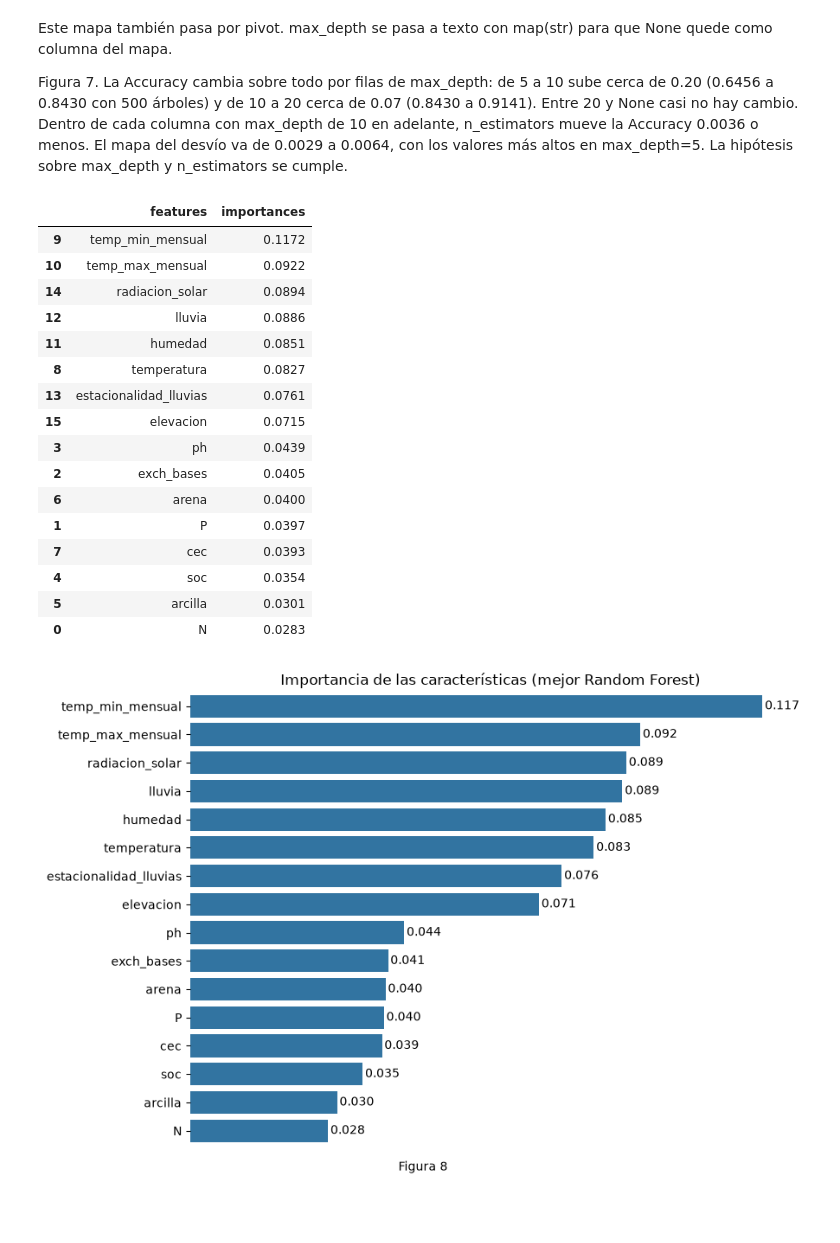
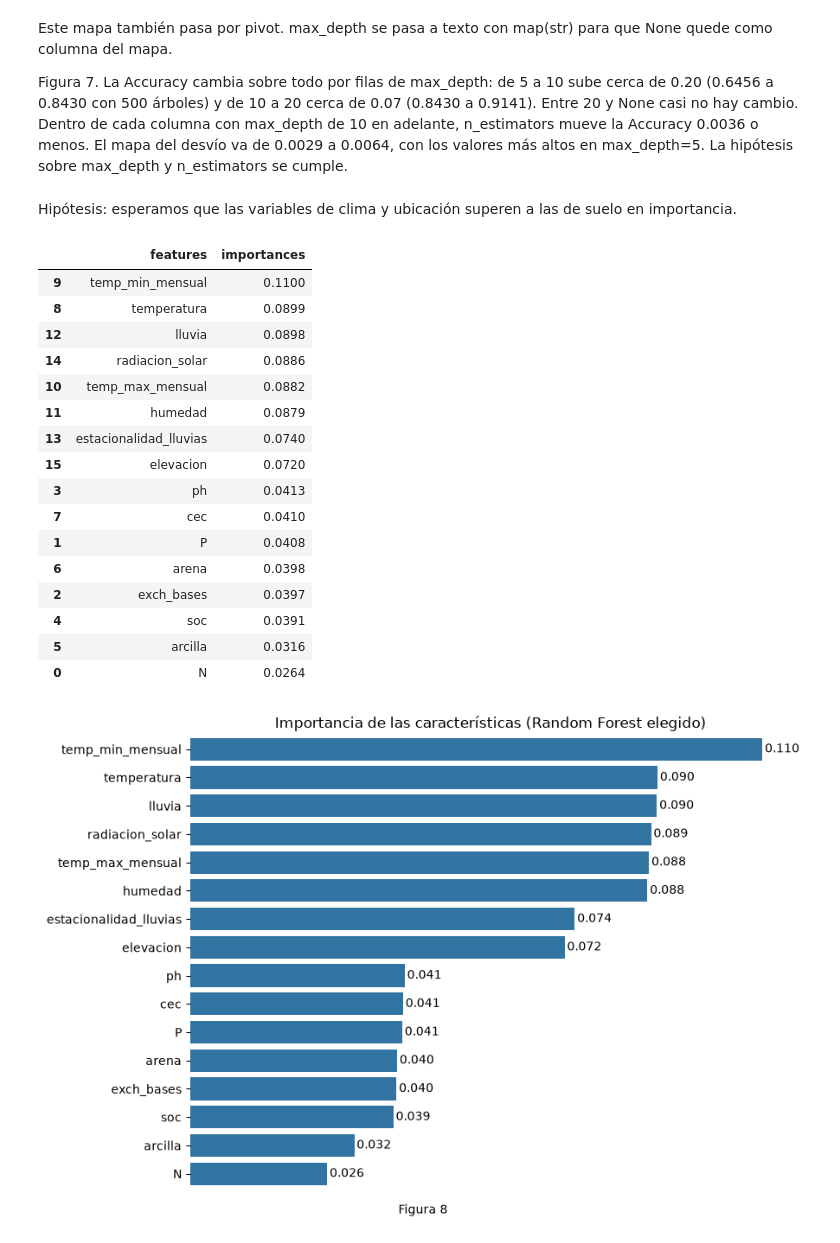
Before and after one commit to winttita/TP_MD_Frank_Winter, a Jupyter notebook: TP3/TP3_MD_Frank_Winter.ipynb, the cells around one changed output. Cells and saved outputs as stored; diff of their text form; code cells hidden in the pictures; blank space fills up the shorter version.

```diff
--- a/TP3/TP3_MD_Frank_Winter.ipynb
+++ b/TP3/TP3_MD_Frank_Winter.ipynb
@@ -331,5 +333,5 @@ Hipótesis: los picos múltiples de la Figura 1 indican que los cultivos se sola
 # %%
-# REVISAR: no está en los apuntes. StratifiedKFold se importa en U6_Ensambles pero no se usa (mantiene la proporción de clases en cada fold); scoring como diccionario con refit calcula las tres métricas por fold y elige el modelo por Accuracy; mean_fit_time es el tiempo medio de entrenamiento por fold de cv_results_
+# Defino la validación cruzada estratificada de 5 folds y las tres métricas
 skf = StratifiedKFold(n_splits=5, shuffle=True, random_state=SEED)
 scoring = {"precision": "precision_weighted", "recall": "recall_weighted", "accuracy": "accuracy"}
 
@@ -344,4 +346,13 @@ def resumen(grid):
         out[f"{m} std"] = res[f"std_test_{m}"]
     out["tiempo de fit (s)"] = res["mean_fit_time"]
     return out
+
+
+# REVISAR: no está en los apuntes. refit acepta una función que recibe cv_results_ y devuelve el índice de la configuración elegida
+# Defino una función que elige la configuración más rápida entre las que quedan a un desvío de la mejor Accuracy media
+def mas_rapida(cv_results):
+    res = pd.DataFrame(cv_results)
+    mejor = res["mean_test_accuracy"].idxmax()
+    umbral = res.loc[mejor, "mean_test_accuracy"] - res.loc[mejor, "std_test_accuracy"]
+    return res.loc[res["mean_test_accuracy"] >= umbral, "mean_fit_time"].idxmin()
 # %% [markdown]
@@ -354,11 +366,11 @@ Definimos una sola validación cruzada y la reutilizamos en las Actividades 2, 3
 # Busco C con GridSearchCV sobre todo el conjunto limpio; el StandardScaler va dentro del pipeline
 grid_lineal = GridSearchCV(make_pipeline(StandardScaler(), SVC(kernel="linear", random_state=SEED)),
                            {"svc__C": [0.01, 0.1, 1, 10, 100]},
-                           cv=skf, scoring=scoring, refit="accuracy", n_jobs=-1)
+                           cv=skf, scoring=scoring, refit=mas_rapida, n_jobs=-1)
 grid_lineal.fit(X, y)
 res_lineal = resumen(grid_lineal)
 display(res_lineal.round(4))
-print("Mejor configuración:", grid_lineal.best_params_)
+print("Configuración elegida:", grid_lineal.best_params_)
 # %% [output]
 |  | C | precision media | precision std | recall media | recall std | accuracy media | accuracy std | ... |
 | 0 | 0.01 | 0.6048 | 0.0044 | 0.6048 | 0.0036 | 0.6048 | 0.0036 | ... |
@@ -397,11 +409,11 @@ Hipótesis: el RBF mejora mucho al lineal, porque el solapamiento entre cultivos
 # Busco C y gamma con GridSearchCV (16 combinaciones) sobre todo el conjunto limpio
 param_rbf = {"svc__C": [0.1, 1, 10, 100], "svc__gamma": [0.001, 0.01, 0.1, 1]}
 grid_rbf = GridSearchCV(make_pipeline(StandardScaler(), SVC(kernel="rbf", random_state=SEED)),
-                        param_rbf, cv=skf, scoring=scoring, refit="accuracy", n_jobs=-1)
+                        param_rbf, cv=skf, scoring=scoring, refit=mas_rapida, n_jobs=-1)
 grid_rbf.fit(X, y)
 res_rbf = resumen(grid_rbf)
 display(res_rbf.sort_values("accuracy media", ascending=False).round(4))
-print("Mejor configuración:", grid_rbf.best_params_)
+print("Configuración elegida:", grid_rbf.best_params_)
 # %% [output]
 |  | C | gamma | precision media | precision std | recall media | recall std | accuracy media | ... |
 | 11 | 10.0 | 1.000 | 0.8881 | 0.0033 | 0.8864 | 0.0035 | 0.8864 | ... |
@@ -453,11 +465,11 @@ Hipótesis: el Random Forest supera al RBF, porque cortes por umbral sobre las v
 # Busco n_estimators y max_depth con GridSearchCV (16 combinaciones); Random Forest se entrena sin estandarizar
 param_rf = {"n_estimators": [50, 100, 200, 500], "max_depth": [5, 10, 20, None]}
 grid_rf = GridSearchCV(RandomForestClassifier(random_state=SEED), param_rf,
-                       cv=skf, scoring=scoring, refit="accuracy", n_jobs=-1)
+                       cv=skf, scoring=scoring, refit=mas_rapida, n_jobs=-1)
 grid_rf.fit(X, y)
 res_rf = resumen(grid_rf)
 display(res_rf.sort_values("accuracy media", ascending=False).round(4))
-print("Mejor configuración:", grid_rf.best_params_)
+print("Configuración elegida:", grid_rf.best_params_)
 # %% [output]
 |  | max_depth | n_estimators | precision media | precision std | recall media | recall std | accuracy media | ... |
 | 15 | None | 500 | 0.9162 | 0.0035 | 0.9167 | 0.0035 | 0.9167 | ... |
@@ -501,38 +511,40 @@ plt.show()
 Este mapa también pasa por pivot. max_depth se pasa a texto con map(str) para que None quede como columna del mapa.
 
 Figura 7. La Accuracy cambia sobre todo por filas de max_depth: de 5 a 10 sube cerca de 0.20 (0.6456 a 0.8430 con 500 árboles) y de 10 a 20 cerca de 0.07 (0.8430 a 0.9141). Entre 20 y None casi no hay cambio. Dentro de cada columna con max_depth de 10 en adelante, n_estimators mueve la Accuracy 0.0036 o menos. El mapa del desvío va de 0.0029 a 0.0064, con los valores más altos en max_depth=5. La hipótesis sobre max_depth y n_estimators se cumple.
+# %% [markdown]
+Hipótesis: esperamos que las variables de clima y ubicación superen a las de suelo en importancia.
 # %%
-# Armo una tabla con la importancia de cada variable en el mejor Random Forest y la grafico
+# Armo una tabla con la importancia de cada variable en el Random Forest elegido y la grafico
 importancias = pd.DataFrame({"features": X.columns, "importances": grid_rf.best_estimator_.feature_importances_})
 importancias = importancias.sort_values(by="importances", ascending=False)
 display(importancias.round(4))
 
 plt.figure(figsize=(9, 6))
 g = sns.barplot(data=importancias, x="importances", y="features")
 sns.despine(bottom=True, left=True)
-g.set_title("Importancia de las características (mejor Random Forest)")
+g.set_title("Importancia de las características (Random Forest elegido)")
 g.set(xlabel=None, ylabel=None, xticks=[])
 for value in g.containers:
     g.bar_label(value, padding=2, fmt="%.3f")
 numerar(8)
 plt.show()
 # %% [output]
 |  | features | importances |
-| 9 | temp_min_mensual | 0.1172 |
-| 10 | temp_max_mensual | 0.0922 |
-| 14 | radiacion_solar | 0.0894 |
-| 12 | lluvia | 0.0886 |
-| 11 | humedad | 0.0851 |
-| 8 | temperatura | 0.0827 |
-| 13 | estacionalidad_lluvias | 0.0761 |
-| 15 | elevacion | 0.0715 |
-| 3 | ph | 0.0439 |
-| 2 | exch_bases | 0.0405 |
-| 6 | arena | 0.0400 |
-| 1 | P | 0.0397 |
-| 7 | cec | 0.0393 |
-| 4 | soc | 0.0354 |
-| 5 | arcilla | 0.0301 |
-| 0 | N | 0.0283 |
+| 9 | temp_min_mensual | 0.1100 |
+| 8 | temperatura | 0.0899 |
+| 12 | lluvia | 0.0898 |
+| 14 | radiacion_solar | 0.0886 |
+| 10 | temp_max_mensual | 0.0882 |
+| 11 | humedad | 0.0879 |
+| 13 | estacionalidad_lluvias | 0.0740 |
+| 15 | elevacion | 0.0720 |
+| 3 | ph | 0.0413 |
+| 7 | cec | 0.0410 |
+| 1 | P | 0.0408 |
+| 6 | arena | 0.0398 |
+| 2 | exch_bases | 0.0397 |
+| 4 | soc | 0.0391 |
+| 5 | arcilla | 0.0316 |
+| 0 | N | 0.0264 |
-[figure, old version]
+[figure, new version]
 # %% [markdown]
```
Also changed, not shown: parts of 32 cells of this notebook.
